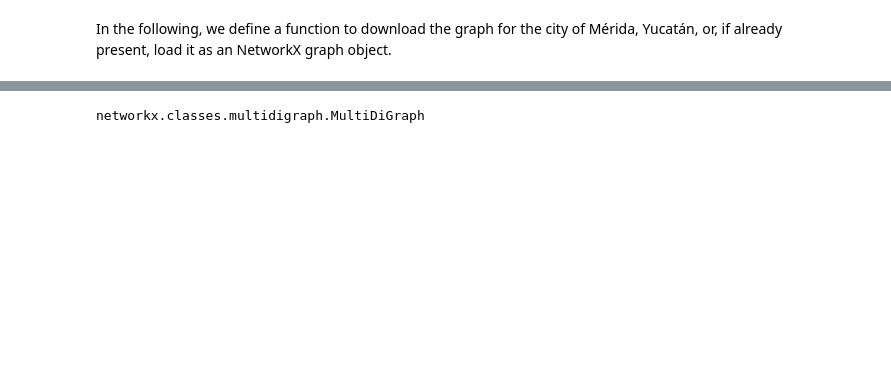
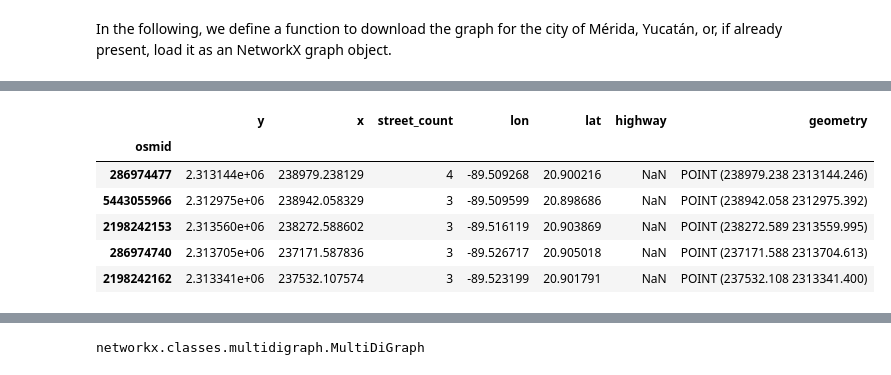
Before and after one commit to gperaza/road-network, a Jupyter notebook: notebooks/gonzalo-scratch.ipynb, the cells around one changed output, grey strips where cells are left out. Cells and saved outputs as stored; diff of their text form; code cells hidden in the pictures; blank space fills up the shorter version.

```diff
--- a/notebooks/gonzalo-scratch.ipynb
+++ b/notebooks/gonzalo-scratch.ipynb
@@ -68,0 +105,10 @@ ox.save_graphml(G, filepath='./networks/merida-kanasin-road-gephi.graphml', geph
+# %%
+nodes_proj.head()
+# %% [output]
+|  | y | x | street_count | lon | lat | highway | geometry |
+| osmid |  |  |  |  |  |  |  |
+| 286974477 | 2.313144e+06 | 238979.238129 | 4 | -89.509268 | 20.900216 | NaN | POINT (238979.238 2313144.246) |
+| 5443055966 | 2.312975e+06 | 238942.058329 | 3 | -89.509599 | 20.898686 | NaN | POINT (238942.058 2312975.392) |
+| 2198242153 | 2.313560e+06 | 238272.588602 | 3 | -89.516119 | 20.903869 | NaN | POINT (238272.589 2313559.995) |
+| 286974740 | 2.313705e+06 | 237171.587836 | 3 | -89.526717 | 20.905018 | NaN | POINT (237171.588 2313704.613) |
+| 2198242162 | 2.313341e+06 | 237532.107574 | 3 | -89.523199 | 20.901791 | NaN | POINT (237532.108 2313341.400) |
```
Also changed, not shown: parts of 55 cells of this notebook, 1 other file.
